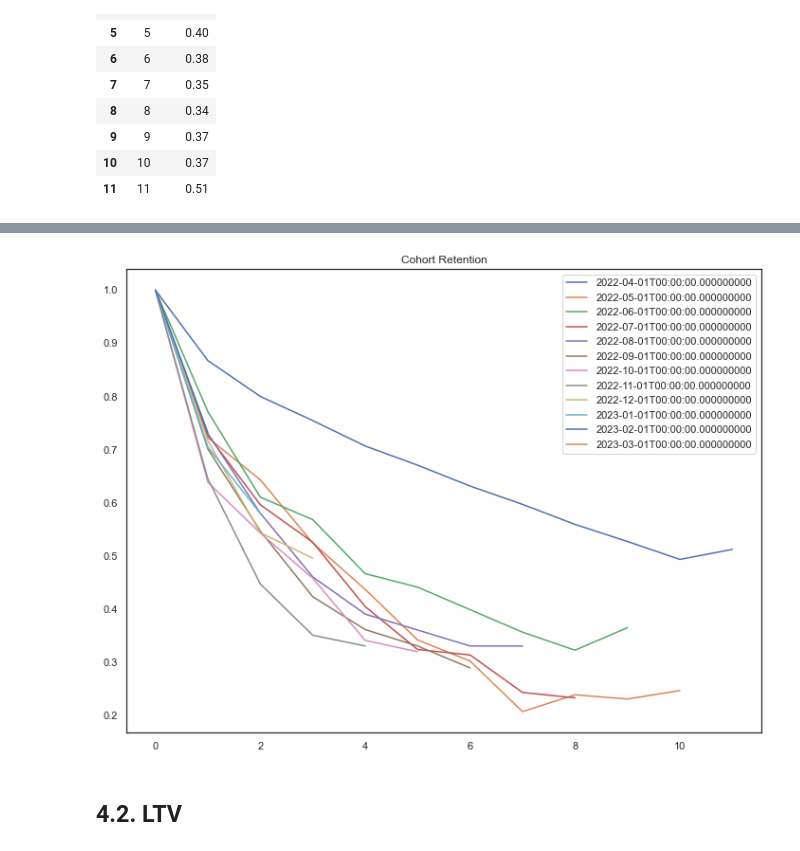
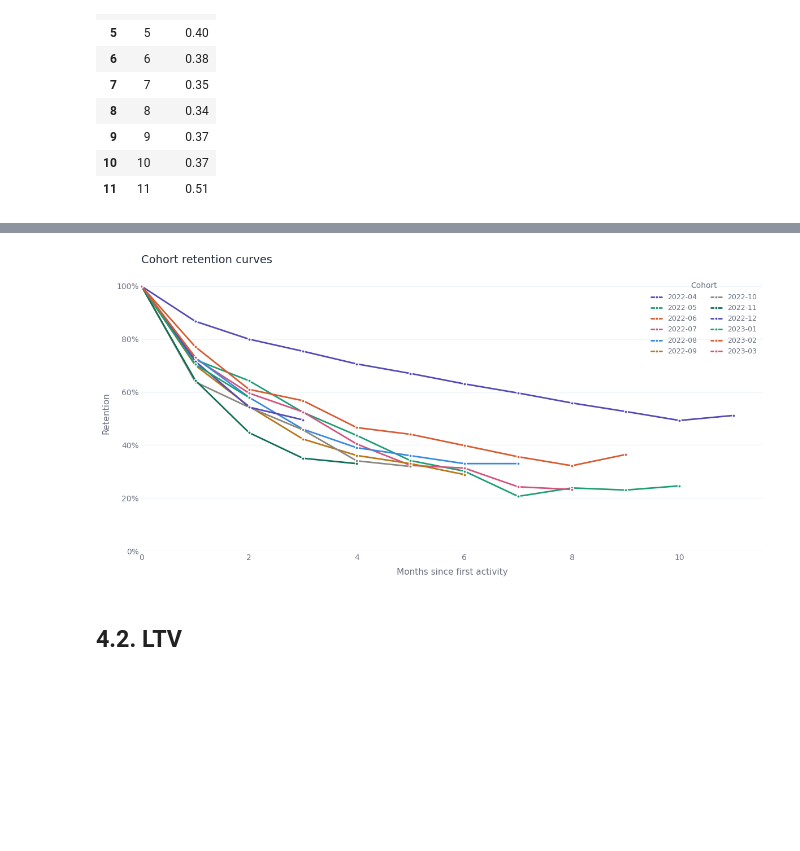
Before and after one commit to maxegorovpt/da_portfolio, a Jupyter notebook: 01_business_cases/video_service_cohort_analysis/video_service_ltv.ipynb, the cells around one changed output, grey strips where cells are left out. Cells and saved outputs as stored; diff of their text form; code cells hidden in the pictures; blank space fills up the shorter version.

```diff
--- a/01_business_cases/adjust_video_service_ltv/video_service_ltv.ipynb
+++ b/01_business_cases/video_service_cohort_analysis/video_service_ltv.ipynb
@@ -1001,14 +1056,64 @@ mean_rr_by_cohorts['mean_rr'].mean()
 # %%
-# retention curves
-plt.figure(figsize=(12, 9))
-plt.title('Cohort Retention')
-for i in cohorts.first_activity_month.unique():
-    x = cohorts[cohorts['first_activity_month'] == i]['cohort_lifetime']
-    y = cohorts[cohorts['first_activity_month'] == i]['retention']
-    plt.plot(x,y, label = i)
-    plt.legend()
+# Distinct palette — one hue per cohort, no repeats
+palette = [
+    '#534AB7', '#1D9E75', '#D85A30', '#D4537E',
+    '#378ADD', '#BA7517', '#888780', '#0F6E56'
+]
+
+fig, ax = plt.subplots(figsize=(12, 6))
+
+cohort_months = sorted(cohorts.first_activity_month.unique())
+
+for idx, month in enumerate(cohort_months):
+    subset = cohorts[cohorts['first_activity_month'] == month].sort_values('cohort_lifetime')
+    color = palette[idx % len(palette)]
+    ax.plot(
+        subset['cohort_lifetime'],
+        subset['retention'],
+        color=color,
+        linewidth=2,
+        label=str(month),
+        marker='o',
+        markersize=4,
+        markerfacecolor=color,
+        markeredgecolor='white',
+        markeredgewidth=1.2,
+        solid_capstyle='round',
+        solid_joinstyle='round',
+    )
+
+ax.set_title('Cohort retention curves', fontsize=14, fontweight='500',
+             color='#1f2937', pad=16, loc='left')
+ax.set_xlabel('Months since first activity', fontsize=11, color='#6b7280', labelpad=8)
+ax.set_ylabel('Retention', fontsize=11, color='#6b7280', labelpad=8)
+
+ax.yaxis.set_major_formatter(mticker.PercentFormatter(xmax=1, decimals=0))
+ax.set_xlim(left=0)
+ax.set_ylim(bottom=0)
+
+ax.tick_params(axis='both', labelsize=10, colors='#6b7280', length=0)
+ax.grid(axis='y', color='#f1f5f9', linewidth=1)
+ax.grid(axis='x', visible=False)
+for spine in ax.spines.values():
+    spine.set_visible(False)
+
+legend = ax.legend(
+    title='Cohort',
+    title_fontsize=10,
+    fontsize=9,
+    frameon=False,
+    loc='upper right',
+    ncol=2,
+    labelcolor='#6b7280',
+    handlelength=1.5,
+    handleheight=0.5,
+)
+legend.get_title().set_color('#6b7280')
+
+plt.tight_layout()
+plt.show()
 # %% [output]
-[figure, old version]
+[figure, new version]
 # %% [markdown]
 ## 4.2. LTV
 # %% [markdown]
```
Also changed, not shown: parts of 18 cells of this notebook, 1 other file.
